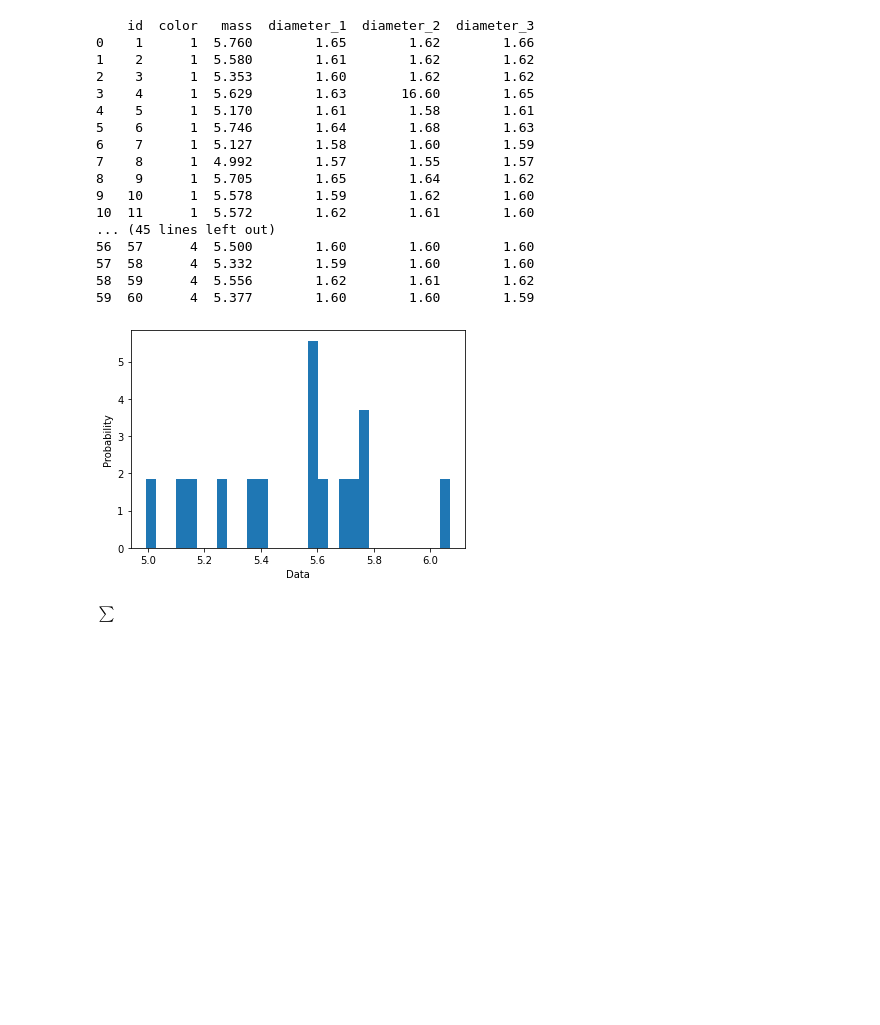
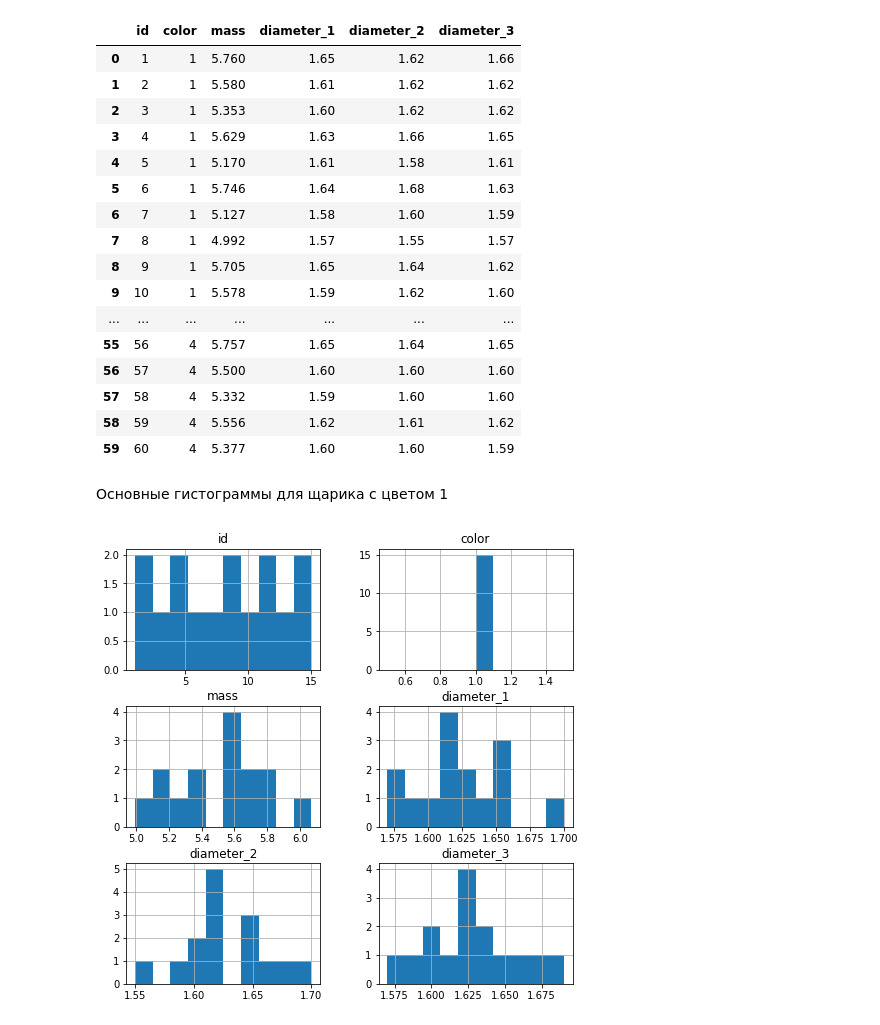
Before and after one commit to tigleonid/HSE_physlabs_2021, a Jupyter notebook: lab_1/lab_1.ipynb, the cells around one changed output. Cells and saved outputs as stored; diff of their text form; code cells hidden in the pictures; blank space fills up the shorter version.

```diff
--- a/lab_1/lab_1.ipynb
+++ b/lab_1/lab_1.ipynb
@@ -4,29 +4,31 @@ import matplotlib.pyplot as plt
 import numpy as np
 # %%
 df = pd.read_csv("data_1.csv")
-print(df)
-plt.hist(df[df["color"] == 1]["mass"], density=True, bins=30)
-plt.ylabel('Probability')
-plt.xlabel('Data')
-plt.show()
+df
 # %% [output]
-    id  color   mass  diameter_1  diameter_2  diameter_3
-0    1      1  5.760        1.65        1.62        1.66
-1    2      1  5.580        1.61        1.62        1.62
-2    3      1  5.353        1.60        1.62        1.62
-3    4      1  5.629        1.63       16.60        1.65
-4    5      1  5.170        1.61        1.58        1.61
-5    6      1  5.746        1.64        1.68        1.63
-6    7      1  5.127        1.58        1.60        1.59
-7    8      1  4.992        1.57        1.55        1.57
-8    9      1  5.705        1.65        1.64        1.62
-9   10      1  5.578        1.59        1.62        1.60
-10  11      1  5.572        1.62        1.61        1.60
-... (45 lines left out)
-56  57      4  5.500        1.60        1.60        1.60
-57  58      4  5.332        1.59        1.60        1.60
-58  59      4  5.556        1.62        1.61        1.62
-59  60      4  5.377        1.60        1.60        1.59
-[figure, removed]
+|  | id | color | mass | diameter_1 | diameter_2 | diameter_3 |
+| 0 | 1 | 1 | 5.760 | 1.65 | 1.62 | 1.66 |
+| 1 | 2 | 1 | 5.580 | 1.61 | 1.62 | 1.62 |
+| 2 | 3 | 1 | 5.353 | 1.60 | 1.62 | 1.62 |
+| 3 | 4 | 1 | 5.629 | 1.63 | 1.66 | 1.65 |
+| 4 | 5 | 1 | 5.170 | 1.61 | 1.58 | 1.61 |
+| 5 | 6 | 1 | 5.746 | 1.64 | 1.68 | 1.63 |
+| 6 | 7 | 1 | 5.127 | 1.58 | 1.60 | 1.59 |
+| 7 | 8 | 1 | 4.992 | 1.57 | 1.55 | 1.57 |
+| 8 | 9 | 1 | 5.705 | 1.65 | 1.64 | 1.62 |
+| 9 | 10 | 1 | 5.578 | 1.59 | 1.62 | 1.60 |
+| ... | ... | ... | ... | ... | ... | ... |
+| 55 | 56 | 4 | 5.757 | 1.65 | 1.64 | 1.65 |
+| 56 | 57 | 4 | 5.500 | 1.60 | 1.60 | 1.60 |
+| 57 | 58 | 4 | 5.332 | 1.59 | 1.60 | 1.60 |
+| 58 | 59 | 4 | 5.556 | 1.62 | 1.61 | 1.62 |
+| 59 | 60 | 4 | 5.377 | 1.60 | 1.60 | 1.59 |
 # %% [markdown]
-$\sum$
+Основные гистограммы для щарика с цветом 1
+# %%
+fig = plt.figure(figsize=(8, 8))
+ax = fig.gca()
+df[df["color"] == 1].hist(ax=ax)
+plt.show()
+# %% [output]
+[figure, added]
```
Also changed, not shown: parts of 4 cells of this notebook, 2 other files.
